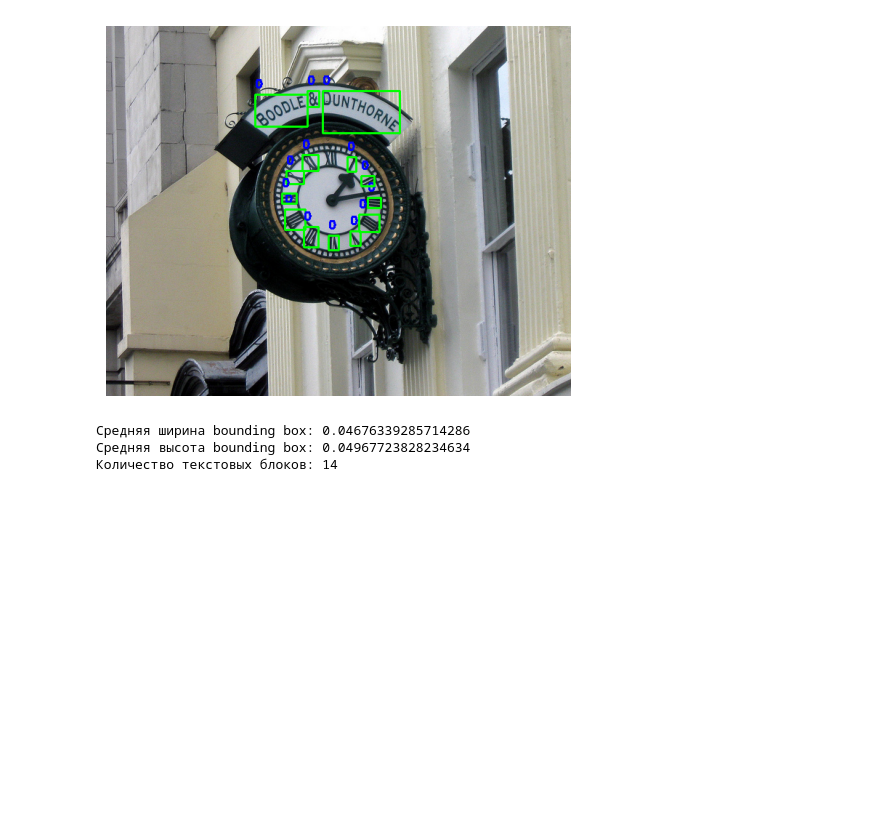
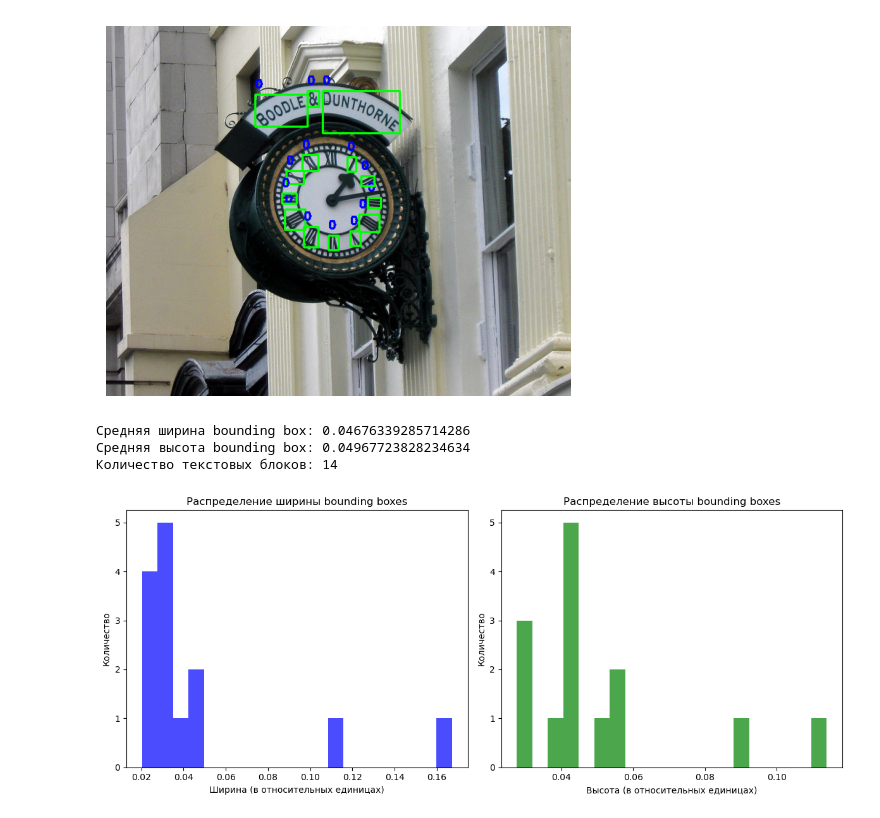
Before and after one commit to IlyaAbramychev/Recognition_of_text, a Jupyter notebook: analysis_image.ipynb, the cells around one changed output. Saved outputs shown, nothing was run; the diff lists cells and outputs as text; code cells hidden in the pictures; blank space fills up the shorter version.

```diff
--- a/analysis_image.ipynb
+++ b/analysis_image.ipynb
@@ -84,3 +84,30 @@ print(f"Количество текстовых блоков: {num_boxes}")
 Средняя ширина bounding box: 0.04676339285714286
 Средняя высота bounding box: 0.04967723828234634
 Количество текстовых блоков: 14
+# %%
+def plot_bbox_distribution(widths, heights):
+    plt.figure(figsize=(12, 5))
+
+    # Гистограмма для ширины bounding boxes
+    plt.subplot(1, 2, 1)
+    plt.hist(widths, bins=20, color='blue', alpha=0.7)
+    plt.title('Распределение ширины bounding boxes')
+    plt.xlabel('Ширина (в относительных единицах)')
+    plt.ylabel('Количество')
+
+    # Гистограмма для высоты bounding boxes
+    plt.subplot(1, 2, 2)
+    plt.hist(heights, bins=20, color='green', alpha=0.7)
+    plt.title('Распределение высоты bounding boxes')
+    plt.xlabel('Высота (в относительных единицах)')
+    plt.ylabel('Количество')
+
+    plt.tight_layout()
+    plt.show()
+
+widths = [box[3] for box in bounding_boxes]
+heights = [box[4] for box in bounding_boxes]
+
+plot_bbox_distribution(widths, heights)
+# %% [output]
+[figure, added]
```
Also changed, not shown: parts of 2 cells of this notebook.
